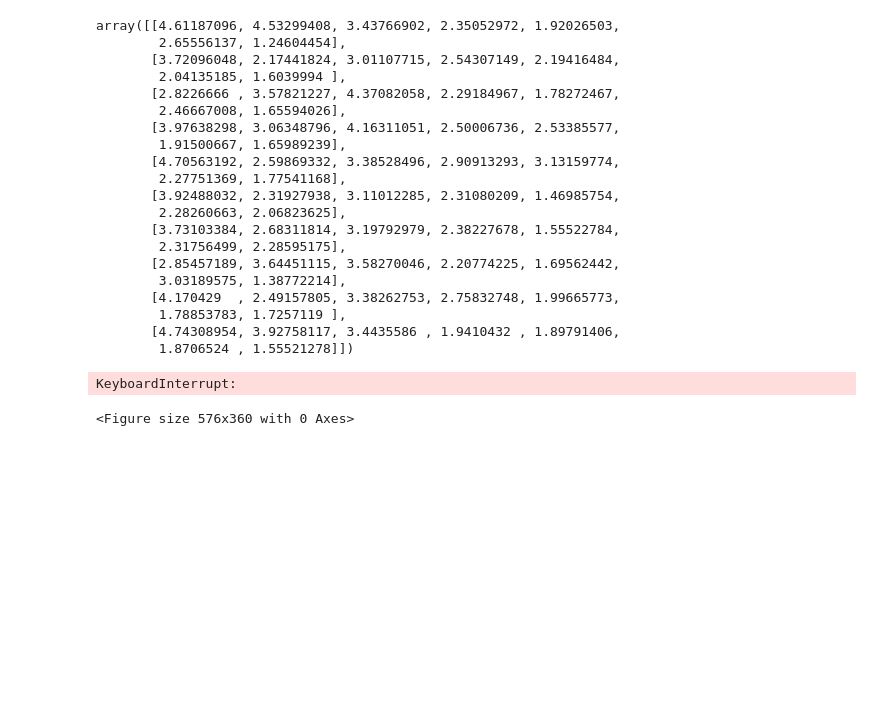
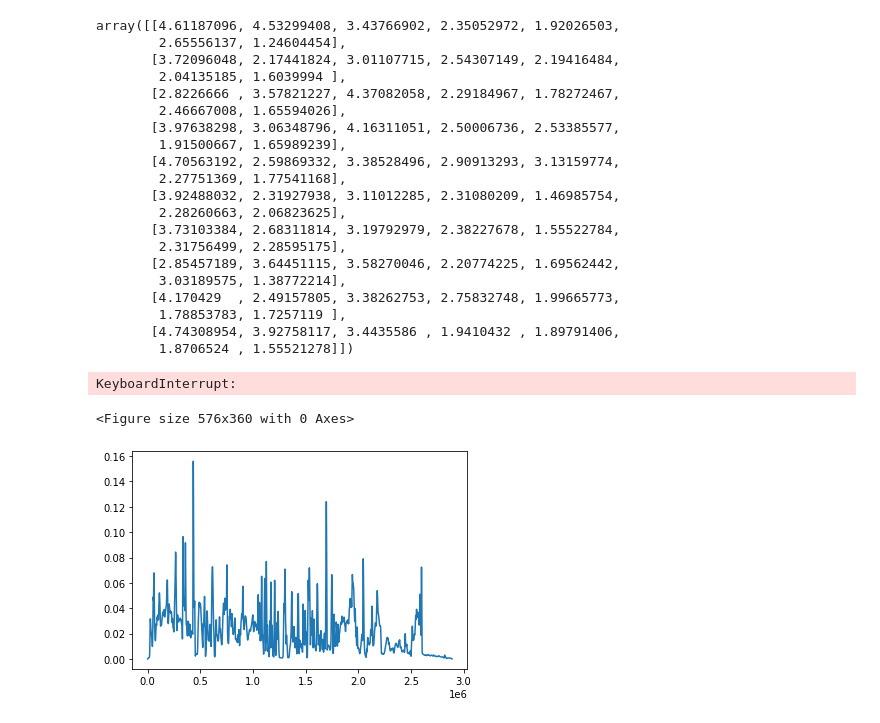
Before and after one commit to abramhindle/NorcalNoiseFest2020Code, a Jupyter notebook: norcal.ipynb, the cells around one changed output. Drawn from its saved outputs; the diff is of its cells as text; code cells hidden in the pictures; blank space fills up the shorter version.

```diff
--- a/norcal.ipynb
+++ b/norcal.ipynb
@@ -394,3 +394,14 @@ specShow(out)
 # %% [output]
 KeyboardInterrupt:
 <Figure size 576x360 with 0 Axes>
+# %%
+input_snd = dsp.read('tritrack.wav')
+# %%
+wss = 0.2 # seconds
+ws = int(wss * sr)
+window = np.hanning(ws)/ws
+env = np.tanh(np.convolve(np.abs(input_snd.frames[0:,0]), window))
+plt.plot(env)
+plt.show()
+# %% [output]
+[figure, added]
```
Also changed, not shown: 7 other files.
